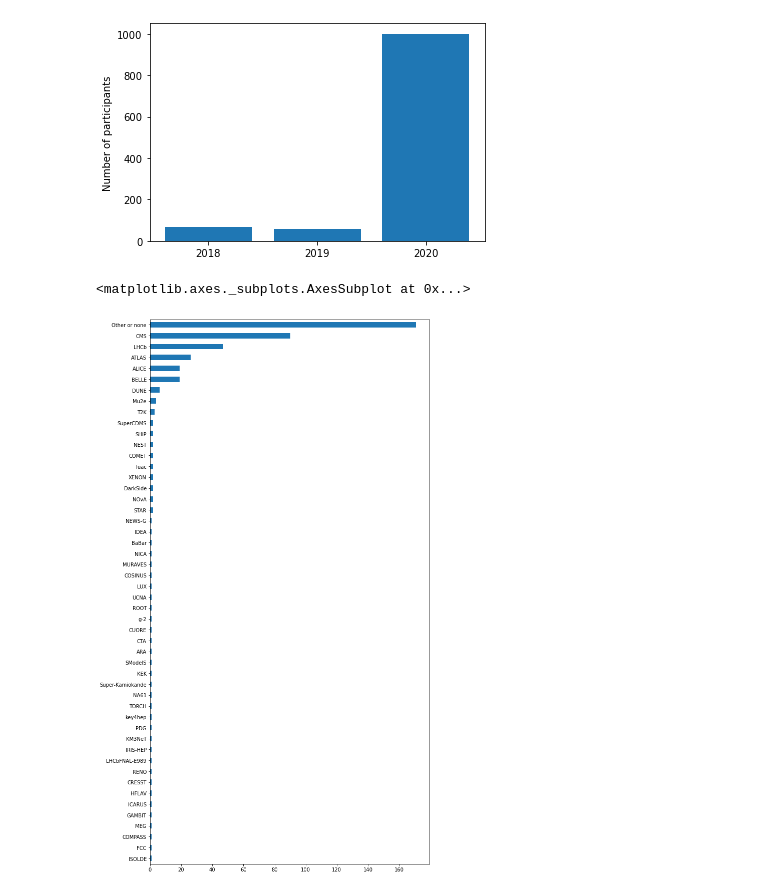
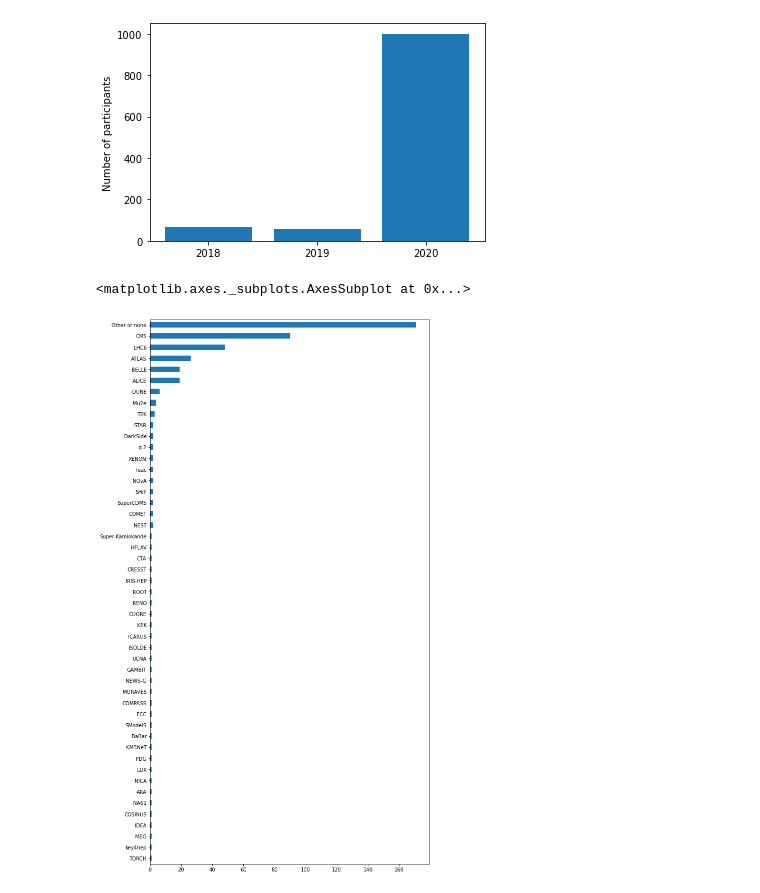
Before and after one commit to jpivarski-talks/2020-07-13-pyhep2020-tutorial, a Jupyter notebook: welcome-pacific.ipynb, the cells around one changed output. Saved outputs shown, nothing was run; the diff lists cells and outputs as text; code cells hidden in the pictures.

```diff
--- a/welcome-pacific.ipynb
+++ b/welcome-pacific.ipynb
@@ -24,7 +24,7 @@ f = lambda x: {
     "ATLAS, FCC, IDEA": "ATLAS;FCC;IDEA",
     "ATLAS, IRIS-HEP": "ATLAS;IRIS-HEP",
     "ATLAS, KM3NeT": "ATLAS;KM3NeT",
-    "BaBar, HFLAV, PDG, LHCb, FNAL-E989": "BaBar;HFLAV;PDG;LHCbFNAL-E989",
+    "BaBar, HFLAV, PDG, LHCb, FNAL-E989": "BaBar;HFLAV;PDG;LHCb;g-2",
     "Belle": "BELLE",
     "BELLE": "BELLE",
     "Belle2": "BELLE",
@@ -69,31 +69,31 @@ f = lambda x: {
     "LUX, NEST": "LUX;NEST",
     "Mu2e": "Mu2e",
     "Mu2e, a few small instrumentation efforts outside Mu2e": "Mu2e",
     "Mu2e, Muon g-2": "Mu2e;g-2",
     "Mu2e, NEWS-G": "Mu2e;NEWS-G",
     "MUon RAdiography of Mt VESuvius (MURAVES)": "MURAVES",
     "NA61/SHINE Experiment": "NA61",
     "NOvA": "NOvA",
     "NOvA, DUNE": "NOvA;DUNE",
     "RENO,BELLE2, etc": "RENO;BELLE",
     "ROOT": "ROOT",
     "STAR": "STAR",
     "SuperCDMS": "SuperCDMS",
     "Super CDMS": "SuperCDMS",
     "Super-Kamiokande, T2K, DUNE": "Super-Kamiokande;T2K;DUNE",
     "T2K": "T2K",
     "UCNA": "UCNA",
     "XENON (direct dark matter search)": "XENON",
     "XENON    NEST": "XENON;NEST",
     "Yes. Belle and Belle II": "BELLE",
     "Yes, Belle II collaboration. :)": "BELLE",
     "yes, CMS": "CMS",
     "Yes: CMS": "CMS",
     "Yes, with ATLAS.": "ATLAS",
 }.get(x, "Other or none")
 pandas.DataFrame(df[
     ["Professional life: Are you associated with one or more experimental or theoretical collaborations? (E.g. ATLAS, CMS, DUNE, USQCD...)"]
 ].applymap(f).iloc[:, 0].str.split(";").tolist()).stack().value_counts(ascending=True).plot.barh(figsize=(10, 20))
 # %% [output]
 <matplotlib.axes._subplots.AxesSubplot at 0x...>
-[figure, old version]
+[figure, new version]
```
Also changed, not shown: parts of 1 cell of this notebook, 2 other files.
